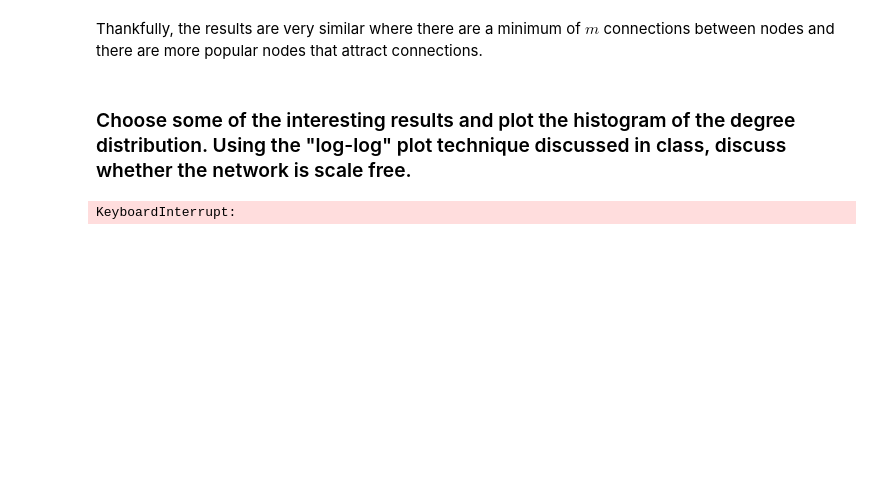
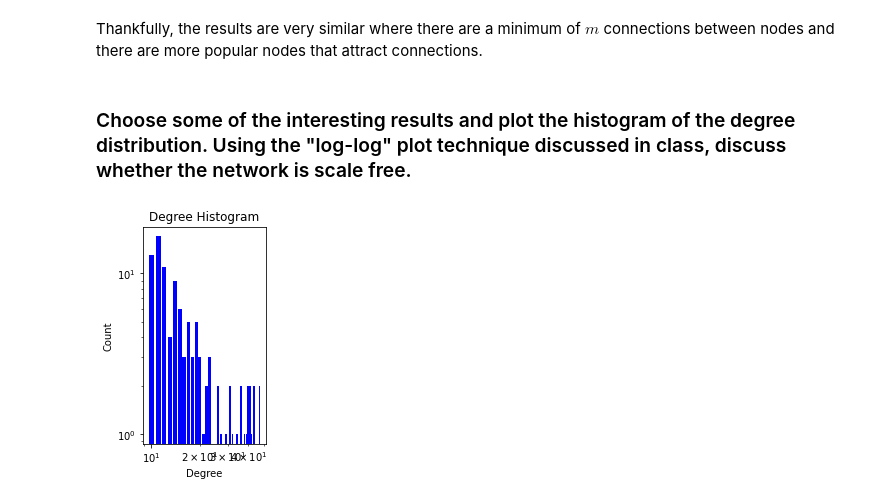
Before and after one commit to rmorain/network-science, a Jupyter notebook: HW2.ipynb, the cells around one changed output. Drawn from its saved outputs; the diff is of its cells as text; code cells hidden in the pictures; blank space fills up the shorter version.

```diff
--- a/HW2.ipynb
+++ b/HW2.ipynb
@@ -88,7 +88,7 @@ Thankfully, the results are very similar where there are a minimum of $m$ connec
 # %% [markdown]
 ### Choose some of the interesting results and plot the histogram of the degree distribution. Using the "log-log" plot technique discussed in class, discuss whether the network is scale free.
 # %%
-def plot_degree_histogram(G):
+def plot_degree_histogram(G, log_scale=False):
     degree_sequence = sorted([d for n, d in G.degree()], reverse=True)  # degree sequence
     # print "Degree sequence", degree_sequence
     degreeCount = collections.Counter(degree_sequence)
@@ -102,11 +102,15 @@ def plot_degree_histogram(G):
     plt.xlabel("Degree")
     ax.set_xticks([d + 0.4 for d in deg])
     ax.set_xticklabels(deg)
+    if log_scale:
+        plt.xscale('log')
+        plt.yscale('log')
+        ax.set_aspect('equal', 'box')
 
     plt.show()
     return deg, cnt
 # %%
-G = barabasi_albert(int(1e5), 10)
-plot_degree_histogram(G)
+G = barabasi_albert(100, 10)
+_, _ = plot_degree_histogram(G, log_scale=True)
 # %% [output]
-KeyboardInterrupt:
+[figure, added]
```
Also changed, not shown: parts of 10 cells of this notebook.
